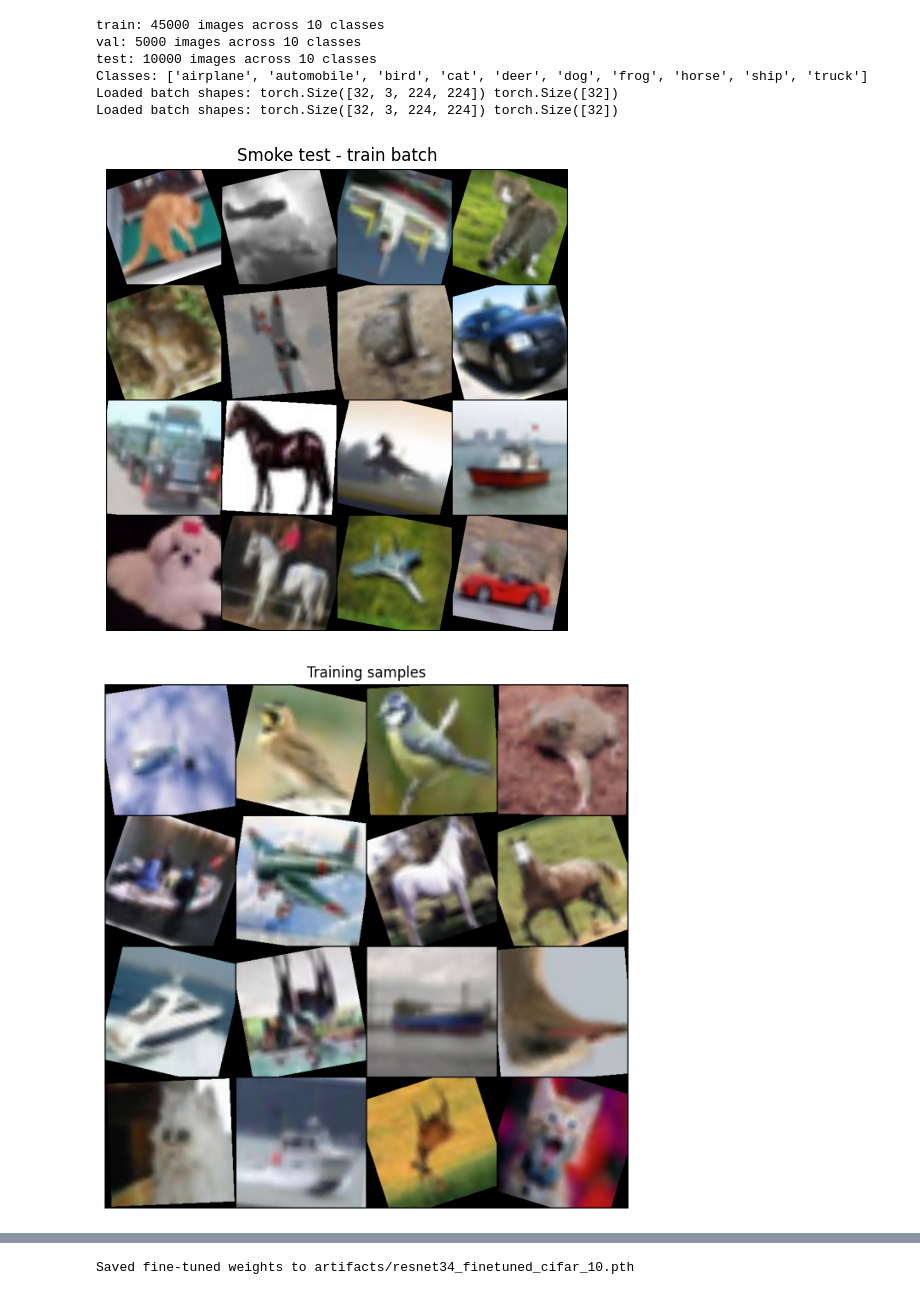
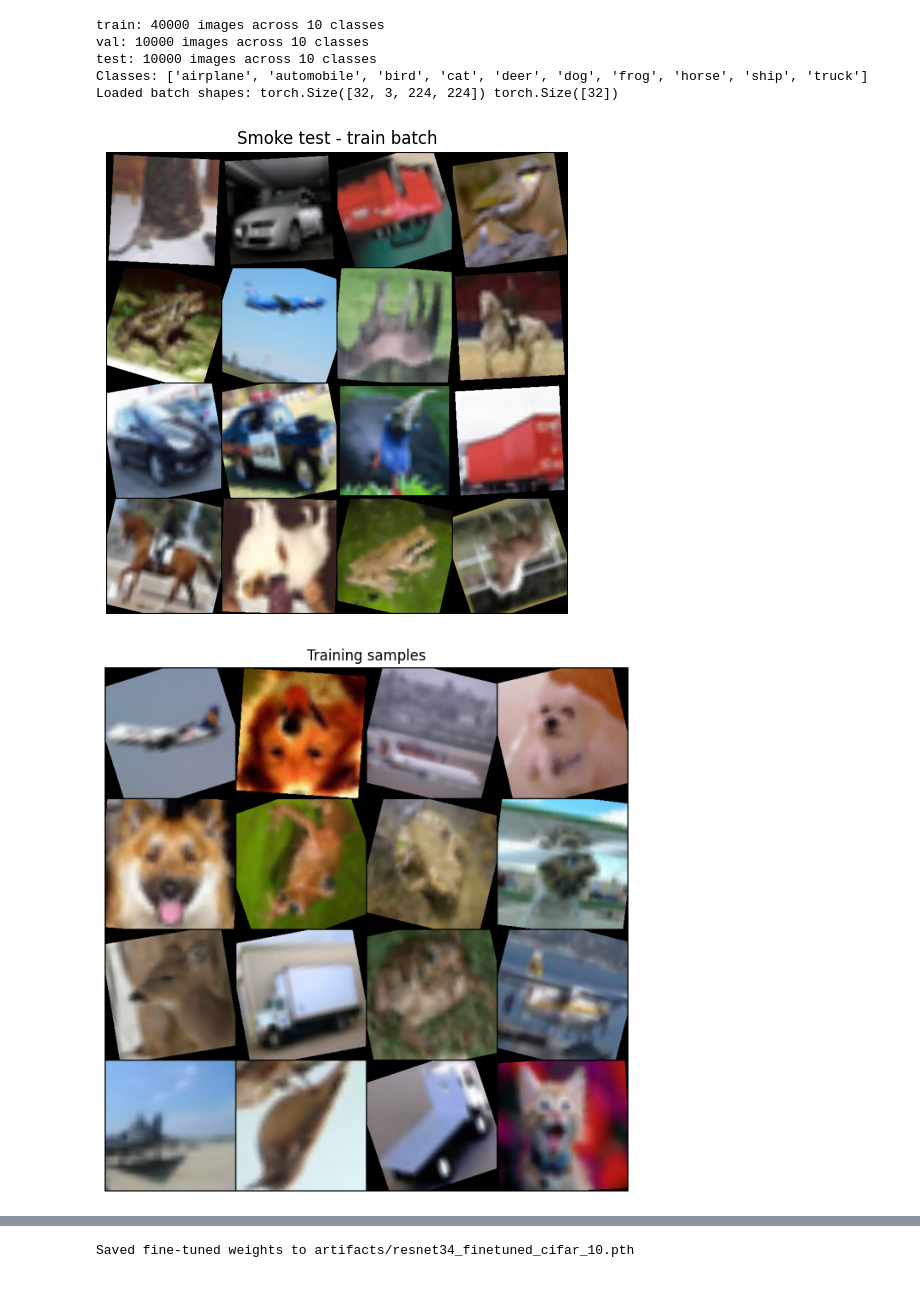
Before and after one commit to BebekJK/ie4483, a Jupyter notebook: cifar-10.ipynb, the cells around one changed output, grey strips where cells are left out. Saved outputs shown, nothing was run; the diff lists cells and outputs as text; code cells hidden in the pictures.

```diff
--- a/cifar-10.ipynb
+++ b/cifar-10.ipynb
@@ -21,7 +22,7 @@ from torchvision.utils import make_grid
 DATA_ROOT = Path("cifar-10-batches-py")
 IMG_SIZE = 224
 BATCH_SIZE = 32
-NUM_WORKERS = 1
+NUM_WORKERS = 0
 
 IMAGENET_MEAN = (0.485, 0.456, 0.406)
 IMAGENET_STD = (0.229, 0.224, 0.225)
@@ -30,7 +31,7 @@ def create_dataloaders(data_root: Path,
                        batch_size: int = BATCH_SIZE,
                        img_size: int = IMG_SIZE,
                        num_workers: int = NUM_WORKERS,
-                       val_split: float = 0.1):
+                       val_split: float = 0.2):
     """Create dataloaders for CIFAR-10 (raw batch files) or fallback to ImageFolder layout."""
     data_root = Path(data_root)
     if not data_root.exists():
@@ -125,37 +126,36 @@ for split, loader in dataloaders.items():
 print(f"Classes: {class_names}")
 
 # Defaults for training (used later in notebook)
 EPOCHS = globals().get('EPOCHS', 5)
 LEARNING_RATE = globals().get('LEARNING_RATE', 1e-3)
 
 # Quick smoke-test: load one batch and display a grid
 try:
     batch = next(iter(dataloaders['train']))
     images, labels = batch
     print('Loaded batch shapes:', images.shape, labels.shape)
 
     # unnormalize and show grid (may be redundant with later visualizer)
     imgs = images[:16].detach().cpu()
     mean = torch.tensor(IMAGENET_MEAN).view(-1, 1, 1)
     std = torch.tensor(IMAGENET_STD).view(-1, 1, 1)
     imgs = imgs * std + mean
     grid = make_grid(imgs, nrow=4, padding=2)
     np_img = grid.permute(1, 2, 0).numpy().clip(0, 1)
     plt.figure(figsize=(6, 6))
     plt.imshow(np_img)
     plt.axis('off')
     plt.title('Smoke test - train batch')
     plt.show()
 except Exception as e:
     print('Smoke test failed:', e)
 # %% [output]
-train: 45000 images across 10 classes
-val: 5000 images across 10 classes
+train: 40000 images across 10 classes
+val: 10000 images across 10 classes
 test: 10000 images across 10 classes
 Classes: ['airplane', 'automobile', 'bird', 'cat', 'deer', 'dog', 'frog', 'horse', 'ship', 'truck']
 Loaded batch shapes: torch.Size([32, 3, 224, 224]) torch.Size([32])
-Loaded batch shapes: torch.Size([32, 3, 224, 224]) torch.Size([32])
-[figure, old version]
+[figure, new version]
 # %%
 def visualize_batch(dataloader, n_images: int = 16, title: Optional[str] = None):
     """Display a grid of images from a dataloader batch."""
@@ -182,4 +182,4 @@ def visualize_batch(dataloader, n_images: int = 16, title: Optional[str] = None)
 
 visualize_batch(dataloaders["train"], title="Training samples")
 # %% [output]
-[figure, old version]
+[figure, new version]
```
Also changed, not shown: parts of 7 cells of this notebook, 1 other file.
